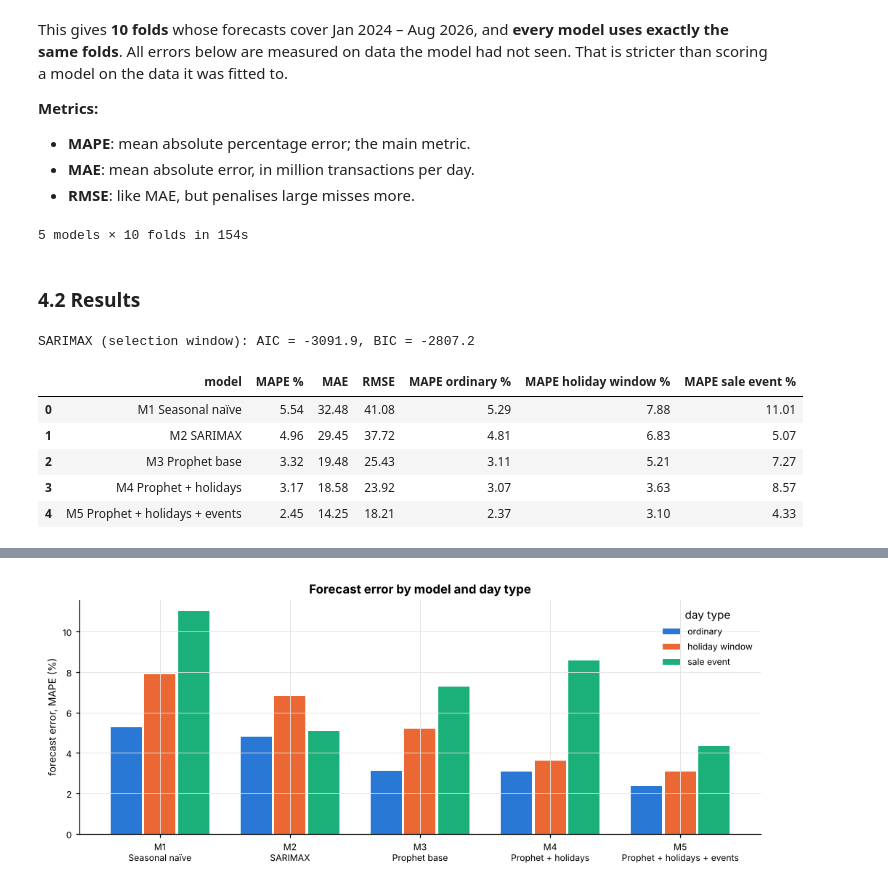
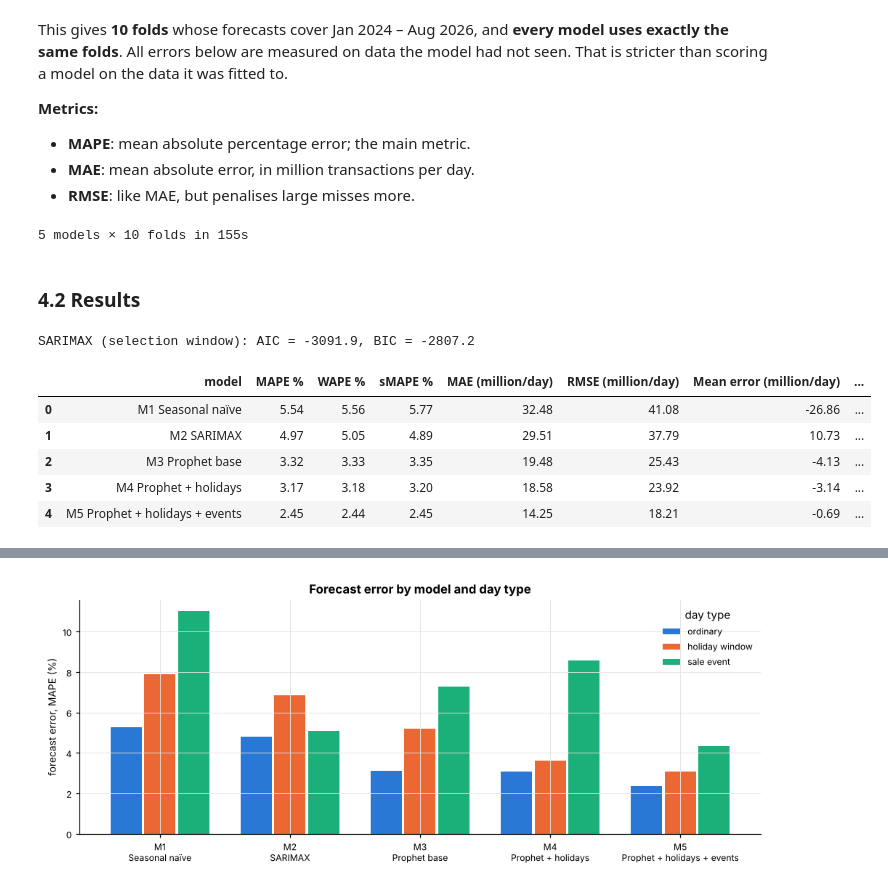
Before and after one commit to san2736/upi-project, a Jupyter notebook: upi_prophet_forecasting.ipynb, the cells around one changed output, grey strips where cells are left out. Saved outputs shown, nothing was run; the diff lists cells and outputs as text; code cells hidden in the pictures.

```diff
--- a/upi_prophet_forecasting.ipynb
+++ b/upi_prophet_forecasting.ipynb
@@ -118,6 +119,20 @@ festivals = pd.read_csv(DATA / "prophet_holidays.csv", parse_dates=["ds"])
 national = pd.read_csv(DATA / "holidays.csv", parse_dates=["ds"])
 truth = json.load(open(DATA / "truth.json"))
 
+# Basic data integrity checks: fail early if the input series is not usable.
+required_cols = {"ds", "y", "is_payday", "is_monthend", "true_effect"}
+missing_cols = required_cols - set(df.columns)
+if missing_cols:
+    raise ValueError(f"synthetic_daily.csv is missing columns: {sorted(missing_cols)}")
+if df["ds"].duplicated().any():
+    raise ValueError("Duplicate dates found in synthetic_daily.csv")
+if not df["ds"].is_monotonic_increasing:
+    df = df.sort_values("ds").reset_index(drop=True)
+if df["y"].isna().any() or (df["y"] <= 0).any():
+    raise ValueError("Daily volume must be positive and non-missing for log-scale models")
+expected_dates = pd.date_range(df.ds.min(), df.ds.max(), freq="D")
+if len(expected_dates) != len(df) or not pd.DatetimeIndex(df.ds).equals(expected_dates):
+    raise ValueError("Daily series has missing or irregular dates")
 print(f"{len(df)} days, {df.ds.min().date()} to {df.ds.max().date()}")
 df[["ds", "y", "is_payday", "is_monthend", "true_effect"]].head()
 # %% [output]
@@ -474,6 +489,7 @@ the data it was fitted to.
 * **RMSE**: like MAE, but penalises large misses more.
 # %%
 HORIZON, INITIAL, STEP = 90, 730, 90
+EVAL_HORIZONS = (7, 30, 90)  # compare short-, medium-, and longer-horizon performance
 cutoffs = list(pd.date_range(df.ds.min() + pd.Timedelta(days=INITIAL),
                              df.ds.max() - pd.Timedelta(days=HORIZON), freq=f"{STEP}D"))
 
@@ -492,16 +508,28 @@ def forecast_fold(model, cutoff):
         Xtr = X_all.loc[train.ds]
         Xtr = Xtr.loc[:, Xtr.sum() != 0]                     # drop dummies for events not yet seen
         res = SARIMAX(np.log(train.y.values), Xtr.values, **SARIMAX_ORDER, trend="c").fit(disp=False, maxiter=500)
-        out["yhat"] = np.exp(res.get_forecast(len(test), exog=X_all.loc[test.ds, Xtr.columns].values).predicted_mean)
+        pred = res.get_forecast(len(test), exog=X_all.loc[test.ds, Xtr.columns].values)
+        # Lognormal mean correction: exp(mu + 0.5 * sigma^2) approximates the conditional mean
+        # when log-scale forecast errors are approximately normal. Use training residual variance
+        # as a simple, transparent correction; assess it empirically with the held-out metrics.
+        sigma2 = float(np.nanvar(np.asarray(res.resid)[1:], ddof=1))
+        out["yhat"] = np.exp(np.asarray(pred.predicted_mean) + 0.5 * max(sigma2, 0.0))
     else:                                                    # Prophet M3 / M4 / M5
         m = make_prophet(model).fit(train[FIT_COLS])
         out["yhat"] = m.predict(test[PRED_COLS]).yhat.values
+    out["yhat"] = np.maximum(out["yhat"].to_numpy(), 0.0)
+    out["lead_days"] = (out["ds"] - cutoff).dt.days
     return out
 
 
 def mape(d): return 100 * np.mean(np.abs(d.y - d.yhat) / d.y)
 def mae(d):  return np.mean(np.abs(d.y - d.yhat))
 def rmse(d): return np.sqrt(np.mean((d.y - d.yhat) ** 2))
+def wape(d): return 100 * np.sum(np.abs(d.y - d.yhat)) / np.sum(np.abs(d.y))
+def smape(d):
+    denom = np.abs(d.y) + np.abs(d.yhat)
+    return 200 * np.mean(np.abs(d.y - d.yhat) / np.where(denom == 0, np.nan, denom))
+def mean_error(d): return np.mean(d.yhat - d.y)
 
 
 LABELS = {"M1": "M1 Seasonal naïve", "M2": "M2 SARIMAX", "M3": "M3 Prophet base",
@@ -512,24 +540,26 @@ cv = pd.concat(Parallel(n_jobs=N_JOBS)(delayed(forecast_fold)(m, c) for m in LAB
 cv.to_csv(OUT / "cv_forecasts.csv", index=False)
 print(f"{len(LABELS)} models × {len(cutoffs)} folds in {time.time() - t0:.0f}s")
 # %% [output]
-5 models × 10 folds in 154s
+5 models × 10 folds in 155s
 # %% [markdown]
 ### 4.2 Results
 # %%
 rows = []
 for m, label in LABELS.items():
     g = cv[cv.model == m]
-    rows.append({"model": label, "MAPE %": mape(g), "MAE": mae(g), "RMSE": rmse(g),
-                 **{f"MAPE {t} %": mape(g[g.day_type == t]) for t in DAY_TYPES}})
+    rows.append({"model": label, "MAPE %": mape(g), "WAPE %": wape(g), "sMAPE %": smape(g),
+                  "MAE (million/day)": mae(g), "RMSE (million/day)": rmse(g),
+                  "Mean error (million/day)": mean_error(g),
+                  **{f"MAPE {t} %": mape(g[g.day_type == t]) for t in DAY_TYPES}})
 results = pd.DataFrame(rows)
 results.to_csv(OUT / "results_table.csv", index=False)
 print(f"SARIMAX (selection window): AIC = {sar.aic:.1f}, BIC = {sar.bic:.1f}")
 results.round(2)
 # %% [output]
 SARIMAX (selection window): AIC = -3091.9, BIC = -2807.2
-|  | model | MAPE % | MAE | RMSE | MAPE ordinary % | MAPE holiday window % | MAPE sale event % |
-| 0 | M1 Seasonal naïve | 5.54 | 32.48 | 41.08 | 5.29 | 7.88 | 11.01 |
-| 1 | M2 SARIMAX | 4.96 | 29.45 | 37.72 | 4.81 | 6.83 | 5.07 |
-| 2 | M3 Prophet base | 3.32 | 19.48 | 25.43 | 3.11 | 5.21 | 7.27 |
-| 3 | M4 Prophet + holidays | 3.17 | 18.58 | 23.92 | 3.07 | 3.63 | 8.57 |
-| 4 | M5 Prophet + holidays + events | 2.45 | 14.25 | 18.21 | 2.37 | 3.10 | 4.33 |
+|  | model | MAPE % | WAPE % | sMAPE % | MAE (million/day) | RMSE (million/day) | Mean error (million/day) | ... |
+| 0 | M1 Seasonal naïve | 5.54 | 5.56 | 5.77 | 32.48 | 41.08 | -26.86 | ... |
+| 1 | M2 SARIMAX | 4.97 | 5.05 | 4.89 | 29.51 | 37.79 | 10.73 | ... |
+| 2 | M3 Prophet base | 3.32 | 3.33 | 3.35 | 19.48 | 25.43 | -4.13 | ... |
+| 3 | M4 Prophet + holidays | 3.17 | 3.18 | 3.20 | 18.58 | 23.92 | -3.14 | ... |
+| 4 | M5 Prophet + holidays + events | 2.45 | 2.44 | 2.45 | 14.25 | 18.21 | -0.69 | ... |
```
Also changed, not shown: parts of 7 cells of this notebook, 25 other files.
